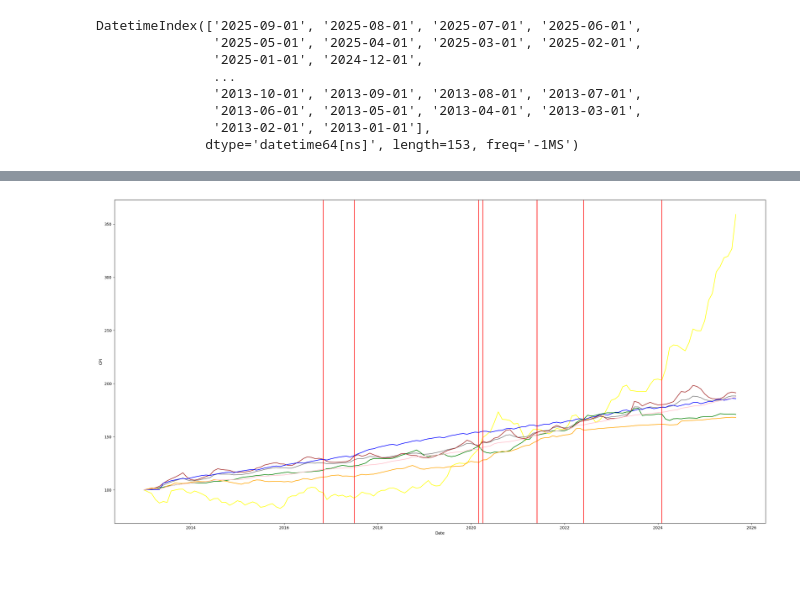
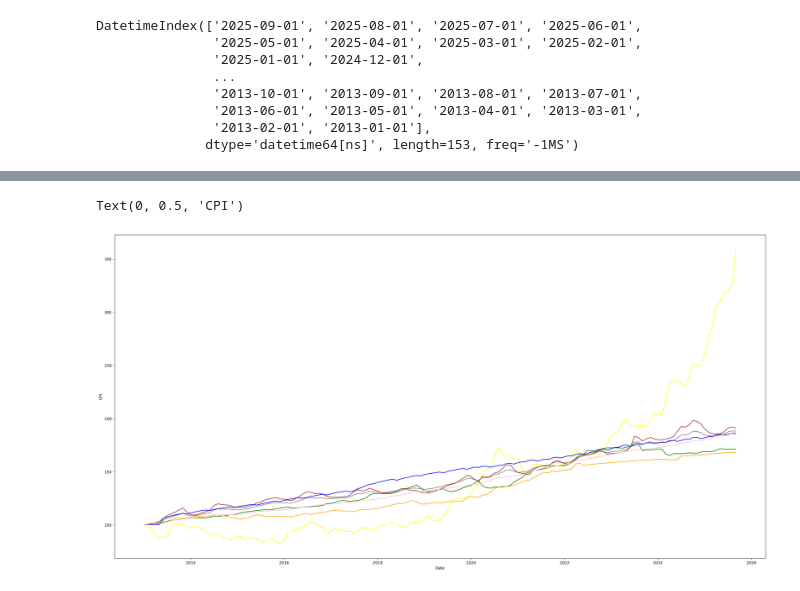
Before and after one commit to dpriyanshiii/GoldInflationAnalysis, a Jupyter notebook: code/getdata.ipynb, the cells around one changed output, grey strips where cells are left out. Drawn from its saved outputs; the diff is of its cells as text; code cells hidden in the pictures.

```diff
--- a/code/getdata.ipynb
+++ b/code/getdata.ipynb
@@ -299,26 +299,27 @@ rebase.to_excel('../clean data/rebased.xlsx')
 # %%
 #now the one with the graph
 plt.figure(figsize=(30,15))
 
 plt.plot(rev_rebase["Dates"], rev_rebase["Gold"], color = 'yellow', label = "Gold")
 plt.plot(rev_rebase["Dates"], rev_rebase["General"], color = 'grey', label = "General")
 plt.plot(rev_rebase["Dates"], rev_rebase["Food & Beverages"], color = 'brown', label = "Food & Beverages")
 plt.plot(rev_rebase["Dates"], rev_rebase["Housing"], color = 'blue', label = "Housing")
 plt.plot(rev_rebase["Dates"], rev_rebase["Fuel & Light"], color = 'green', label = "Fuel & Light")
 plt.plot(rev_rebase["Dates"], rev_rebase["Transport & Communication"], color = 'orange', label = "Transport & Communication")
 plt.plot(rev_rebase["Dates"], rev_rebase["Miscellaneous"], color = 'pink', label = "Miscellaneous")
 
 plt.xlabel("Date")
 plt.ylabel("CPI")
 
 #adding main stuff
-incidents = ["2016-11-01", "2017-07-01", "2020-03-01", "2020-04-01", "2021-06-01", "2022-06-01", "2024-02-01"]
-incidents = pd.to_datetime(incidents)
+#incidents = ["2016-11-01", "2017-07-01", "2020-03-01", "2020-04-01", "2021-06-01", "2022-06-01", "2024-02-01"]
+#incidents = pd.to_datetime(incidents)
 
 
-for date in incidents:
-    plt.axvline(x=date, color='red')
+#for date in incidents:
+ #   plt.axvline(x=date, color='red')
 # %% [output]
+Text(0, 0.5, 'CPI')
-[figure, old version]
+[figure, new version]
 # %%
 #ughhh will look into this tmrw atp idek what i am doing
```
Also changed, not shown: 7 other files.
